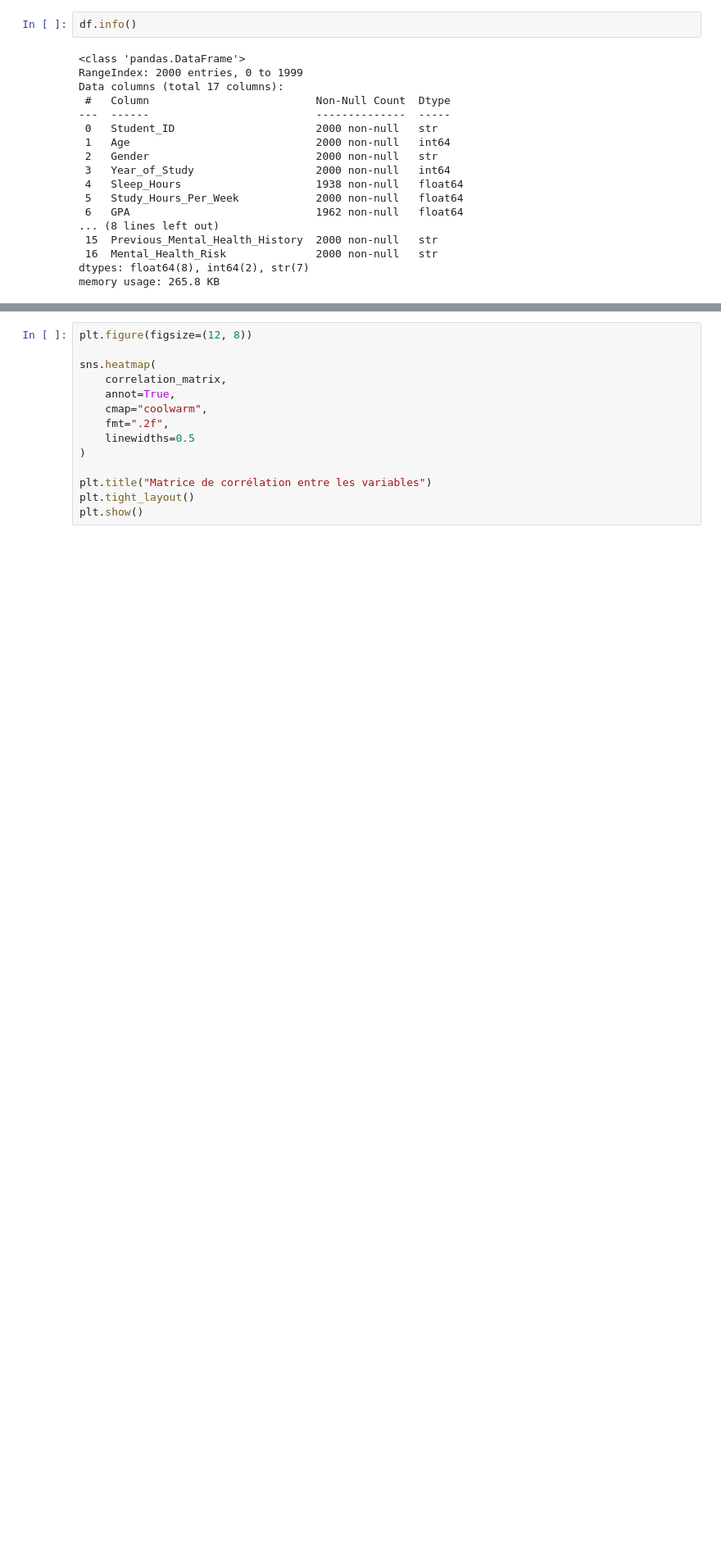
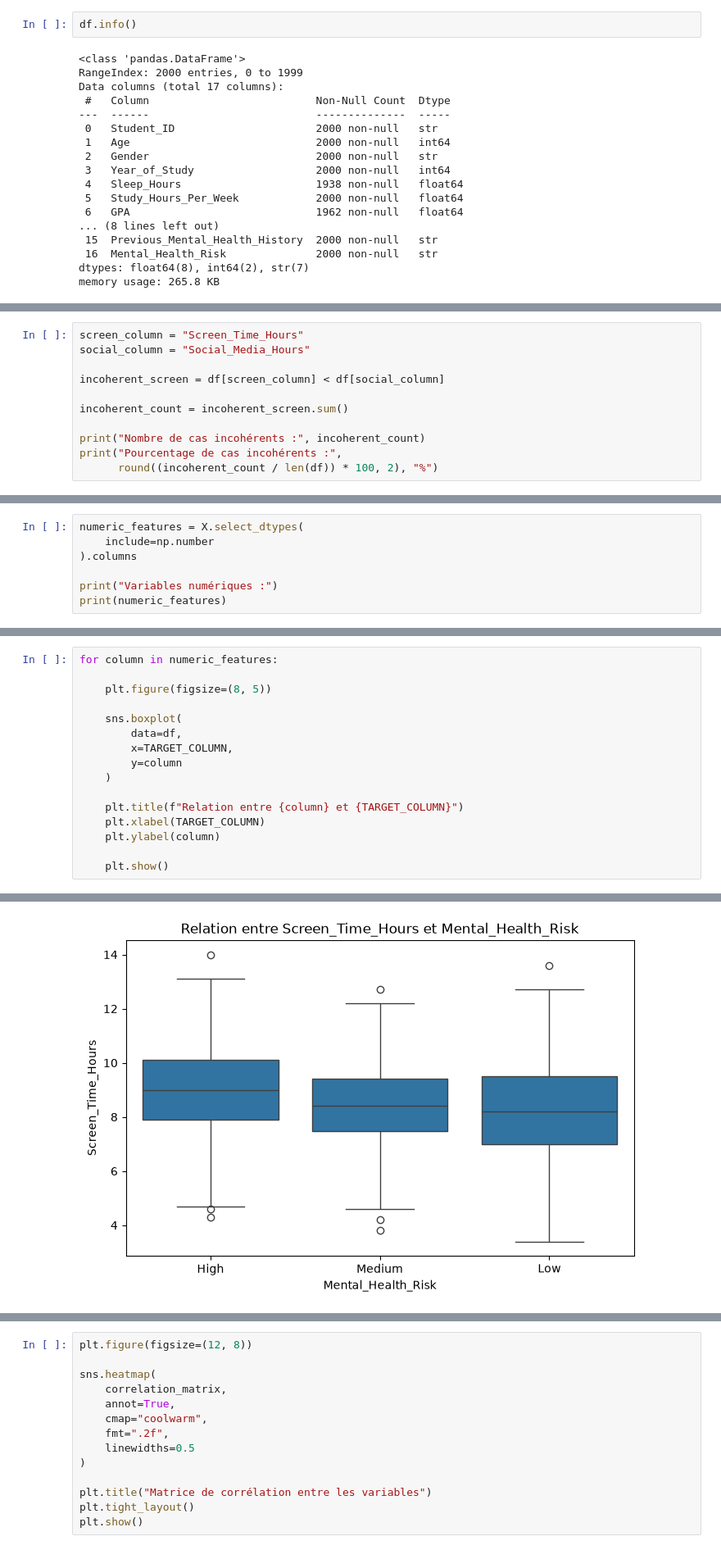
Before and after one commit to SaadiaAjbbar/Mental_Health_Risk_Prediction, a Jupyter notebook: notebooks/01_EDA.ipynb, the cells around one changed output, grey strips where cells are left out. Shown at 82% size. Cells and saved outputs as stored; diff of their text form; blank space fills up the shorter version.

```diff
--- a/notebooks/01_EDA.ipynb
+++ b/notebooks/01_EDA.ipynb
@@ -747,0 +277,11 @@ display(correlation_matrix)
+# %%
+screen_column = "Screen_Time_Hours"
+social_column = "Social_Media_Hours"
+
+incoherent_screen = df[screen_column] < df[social_column]
+
+incoherent_count = incoherent_screen.sum()
+
+print("Nombre de cas incohérents :", incoherent_count)
+print("Pourcentage de cas incohérents :",
+      round((incoherent_count / len(df)) * 100, 2), "%")
@@ -747,0 +486,7 @@ display(correlation_matrix)
+# %%
+numeric_features = X.select_dtypes(
+    include=np.number
+).columns
+
+print("Variables numériques :")
+print(numeric_features)
@@ -747,0 +511,17 @@ display(correlation_matrix)
+# %%
+for column in numeric_features:
+
+    plt.figure(figsize=(8, 5))
+
+    sns.boxplot(
+        data=df,
+        x=TARGET_COLUMN,
+        y=column
+    )
+
+    plt.title(f"Relation entre {column} et {TARGET_COLUMN}")
+    plt.xlabel(TARGET_COLUMN)
+    plt.ylabel(column)
+
+    plt.show()
+# %% [output]
@@ -747,0 +534 @@ display(correlation_matrix)
+[figure, added]
```
Also changed, not shown: parts of 79 cells of this notebook.
